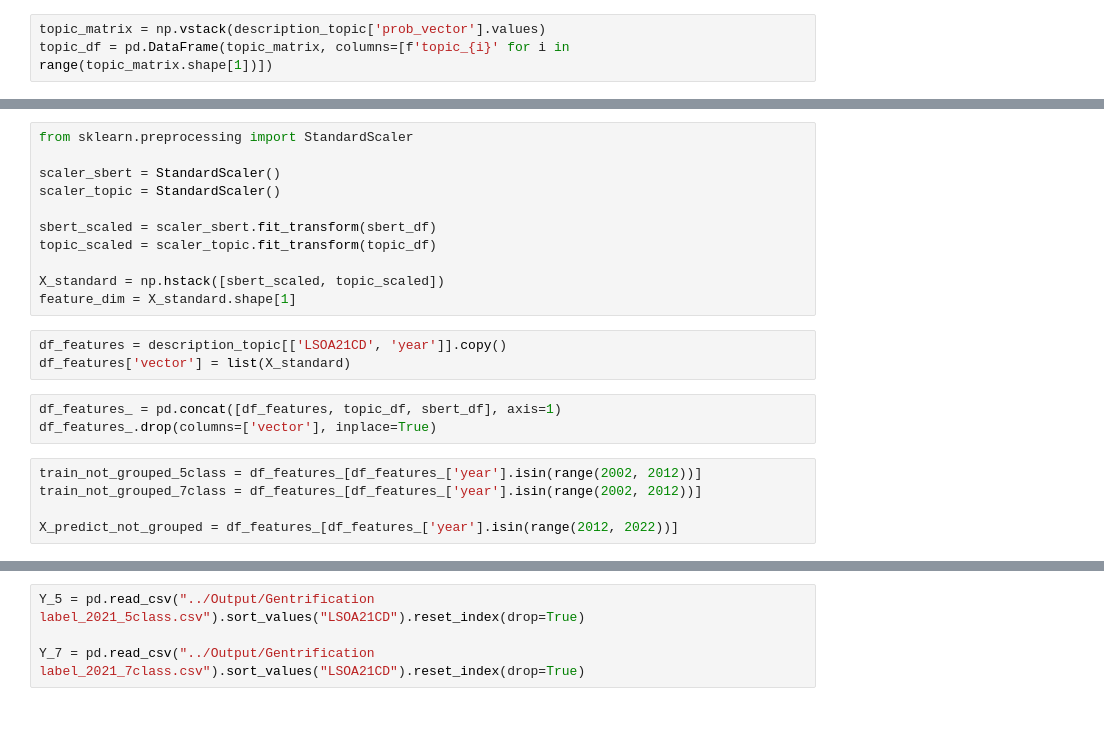
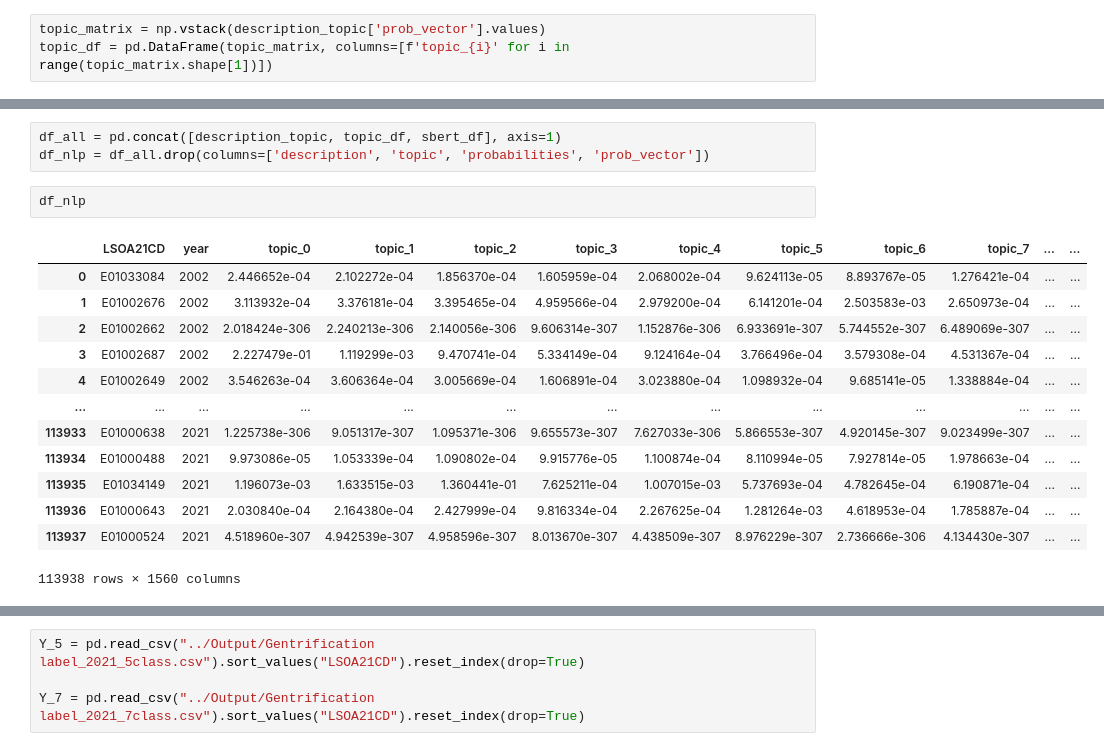
Before and after one commit to wbwhaha/NLP_Gentrification_London_Prediction, a Jupyter notebook: Code/6_1_b_Prediction Model Input Preparation (NLP).ipynb, the cells around one changed output, grey strips where cells are left out. Cells and saved outputs as stored; diff of their text form; blank space fills up the shorter version.

```diff
--- a/Code/6_1_b_Prediction Model Input Preparation (NLP).ipynb
+++ b/Code/6_1_b_Prediction Model Input Preparation (NLP).ipynb
@@ -60,22 +27,19 @@ sbert_df
-# %%
-from sklearn.preprocessing import StandardScaler
-
-scaler_sbert = StandardScaler()
-scaler_topic = StandardScaler()
-
-sbert_scaled = scaler_sbert.fit_transform(sbert_df)
-topic_scaled = scaler_topic.fit_transform(topic_df)
-
-X_standard = np.hstack([sbert_scaled, topic_scaled])
-feature_dim = X_standard.shape[1]
-# %%
-df_features = description_topic[['LSOA21CD', 'year']].copy()
-df_features['vector'] = list(X_standard)
-# %%
-df_features_ = pd.concat([df_features, topic_df, sbert_df], axis=1)
-df_features_.drop(columns=['vector'], inplace=True)
-# %%
-train_not_grouped_5class = df_features_[df_features_['year'].isin(range(2002, 2012))]
-train_not_grouped_7class = df_features_[df_features_['year'].isin(range(2002, 2012))]
-
-X_predict_not_grouped = df_features_[df_features_['year'].isin(range(2012, 2022))]
+# %%
+df_all = pd.concat([description_topic, topic_df, sbert_df], axis=1)
+df_nlp = df_all.drop(columns=['description', 'topic', 'probabilities', 'prob_vector'])
+# %%
+df_nlp
+# %% [output]
+|  | LSOA21CD | year | topic_0 | topic_1 | topic_2 | topic_3 | topic_4 | topic_5 | topic_6 | topic_7 | ... | ... |
+| 0 | E01033084 | 2002 | 2.446652e-04 | 2.102272e-04 | 1.856370e-04 | 1.605959e-04 | 2.068002e-04 | 9.624113e-05 | 8.893767e-05 | 1.276421e-04 | ... | ... |
+| 1 | E01002676 | 2002 | 3.113932e-04 | 3.376181e-04 | 3.395465e-04 | 4.959566e-04 | 2.979200e-04 | 6.141201e-04 | 2.503583e-03 | 2.650973e-04 | ... | ... |
+| 2 | E01002662 | 2002 | 2.018424e-306 | 2.240213e-306 | 2.140056e-306 | 9.606314e-307 | 1.152876e-306 | 6.933691e-307 | 5.744552e-307 | 6.489069e-307 | ... | ... |
+| 3 | E01002687 | 2002 | 2.227479e-01 | 1.119299e-03 | 9.470741e-04 | 5.334149e-04 | 9.124164e-04 | 3.766496e-04 | 3.579308e-04 | 4.531367e-04 | ... | ... |
+| 4 | E01002649 | 2002 | 3.546263e-04 | 3.606364e-04 | 3.005669e-04 | 1.606891e-04 | 3.023880e-04 | 1.098932e-04 | 9.685141e-05 | 1.338884e-04 | ... | ... |
+| ... | ... | ... | ... | ... | ... | ... | ... | ... | ... | ... | ... | ... |
+| 113933 | E01000638 | 2021 | 1.225738e-306 | 9.051317e-307 | 1.095371e-306 | 9.655573e-307 | 7.627033e-306 | 5.866553e-307 | 4.920145e-307 | 9.023499e-307 | ... | ... |
+| 113934 | E01000488 | 2021 | 9.973086e-05 | 1.053339e-04 | 1.090802e-04 | 9.915776e-05 | 1.100874e-04 | 8.110994e-05 | 7.927814e-05 | 1.978663e-04 | ... | ... |
+| 113935 | E01034149 | 2021 | 1.196073e-03 | 1.633515e-03 | 1.360441e-01 | 7.625211e-04 | 1.007015e-03 | 5.737693e-04 | 4.782645e-04 | 6.190871e-04 | ... | ... |
+| 113936 | E01000643 | 2021 | 2.030840e-04 | 2.164380e-04 | 2.427999e-04 | 9.816334e-04 | 2.267625e-04 | 1.281264e-03 | 4.618953e-04 | 1.785887e-04 | ... | ... |
+| 113937 | E01000524 | 2021 | 4.518960e-307 | 4.942539e-307 | 4.958596e-307 | 8.013670e-307 | 4.438509e-307 | 8.976229e-307 | 2.736666e-306 | 4.134430e-307 | ... | ... |
+113938 rows × 1560 columns
```
Also changed, not shown: parts of 49 cells of this notebook, 4 other files.
